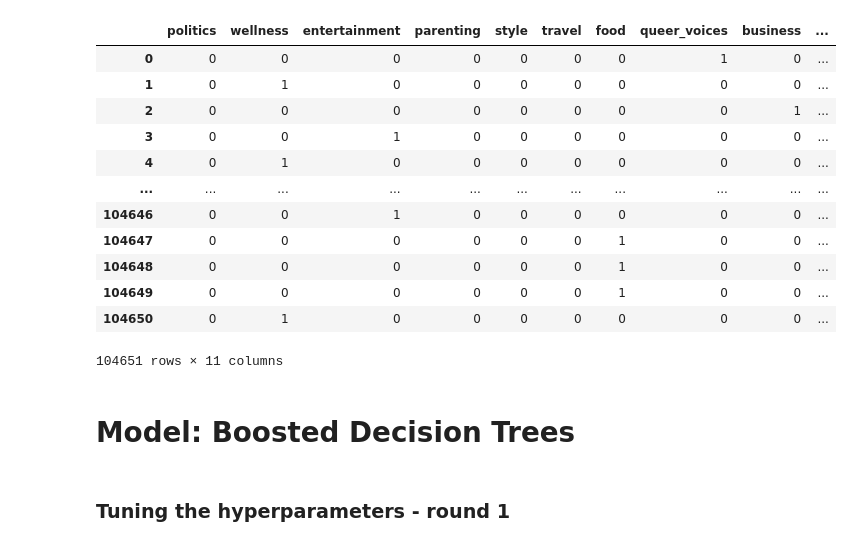
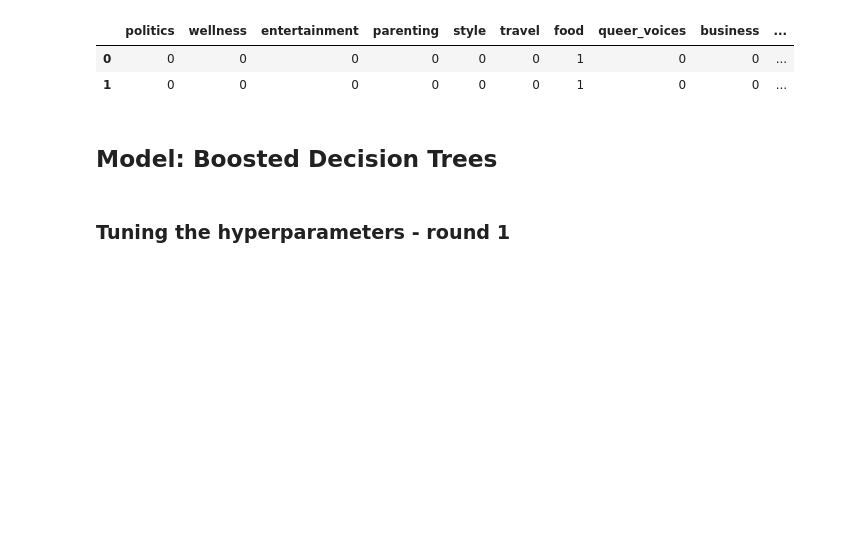
Before and after one commit to HJMitchley/News-Classification-Project, a Jupyter notebook: 5. Boosted decision tree.ipynb, the cells around one changed output. Cells and saved outputs as stored; diff of their text form; code cells hidden in the pictures; blank space fills up the shorter version.

Commit message:
decision tree model added

```diff
--- a/5. Boosted decision tree.ipynb
+++ b/5. Boosted decision tree.ipynb
@@ -15,4 +45,4 @@ from sklearn.metrics import f1_score
 # %%
-news_train = pd.read_pickle("C:/Users/HJMit/Desktop/train_PCA_cols.pkl")
-#news_val = pd.read_pickle("C:/Users/HJMit/Desktop/train_PCA_cols.pkl")
+X_train = pd.read_pickle("/content/gdrive/My Drive/News-Classification-Project-main/ttrain_PCA_cols.pkl")
+X_val = pd.read_pickle("/content/gdrive/My Drive/News-Classification-Project-main/tvalid_PCA_cols.pkl")
 # %%
@@ -74,13 +105,11 @@ for news in dat_list:
 # %%
-### Columns which only have PCA Cols
+### Pick out columns which only have PCA Cols
 
-pca_cols = news_train.columns[9:-11]
-X_train  = news_train
+pca_cols = X_train.columns[9:-12]
+#X_train  = news_train
 
-pca_cols_v = news_val.columns[9:-11]
-X_val = news_val
+pca_cols_v = X_val.columns[9:-12]
+#X_val = news_val
 
-
-print(X_train.head(2),
-      X_val.head(2))
+X_train[pca_cols]
 # %% [output]
@@ -94,27 +129,16 @@ print(X_train.head(2),
 # %%
-### columns which only have category names
-cat_cols = news.columns[-11:]
-y_train = news_train[cat_cols]
+### y coloums: category names
+cat_cols = X_train.columns[-12:]
+y_train = X_train[cat_cols]
 
-cat_cols_v = news_val.columns[-11:]
-y_val = news_val[cat_cols_v ]
+cat_cols_v = X_val.columns[-12:]
+y_val = X_val[cat_cols_v ]
 
-print(y_train.head(2),
-     y_val.head(2))
+y_train.head(2)
 # %% [output]
 |  | politics | wellness | entertainment | parenting | style | travel | food | queer_voices | business | ... |
-| 0 | 0 | 0 | 0 | 0 | 0 | 0 | 0 | 1 | 0 | ... |
-| 1 | 0 | 1 | 0 | 0 | 0 | 0 | 0 | 0 | 0 | ... |
-| 2 | 0 | 0 | 0 | 0 | 0 | 0 | 0 | 0 | 1 | ... |
-| 3 | 0 | 0 | 1 | 0 | 0 | 0 | 0 | 0 | 0 | ... |
-| 4 | 0 | 1 | 0 | 0 | 0 | 0 | 0 | 0 | 0 | ... |
-| ... | ... | ... | ... | ... | ... | ... | ... | ... | ... | ... |
-| 104646 | 0 | 0 | 1 | 0 | 0 | 0 | 0 | 0 | 0 | ... |
-| 104647 | 0 | 0 | 0 | 0 | 0 | 0 | 1 | 0 | 0 | ... |
-| 104648 | 0 | 0 | 0 | 0 | 0 | 0 | 1 | 0 | 0 | ... |
-| 104649 | 0 | 0 | 0 | 0 | 0 | 0 | 1 | 0 | 0 | ... |
-| 104650 | 0 | 1 | 0 | 0 | 0 | 0 | 0 | 0 | 0 | ... |
+| 0 | 0 | 0 | 0 | 0 | 0 | 0 | 1 | 0 | 0 | ... |
+| 1 | 0 | 0 | 0 | 0 | 0 | 0 | 1 | 0 | 0 | ... |
-104651 rows × 11 columns
 # %%
 ## Train_test_split
 from sklearn.model_selection import train_test_split
@@ -125,7 +149,7 @@ X_ttrain, X_ho, y_ttrain, y_ho = train_test_split(X_train[pca_cols],y_train,
                                          test_size = .1,
                                          stratify = X_train['category_col'])
 # %% [markdown]
-# Model: Boosted Decision Trees
+## Model: Boosted Decision Trees
 # %% [markdown]
 ### Tuning the hyperparameters - round 1
 # %%
```
Also changed, not shown: parts of 59 cells of this notebook, 2 other files.
